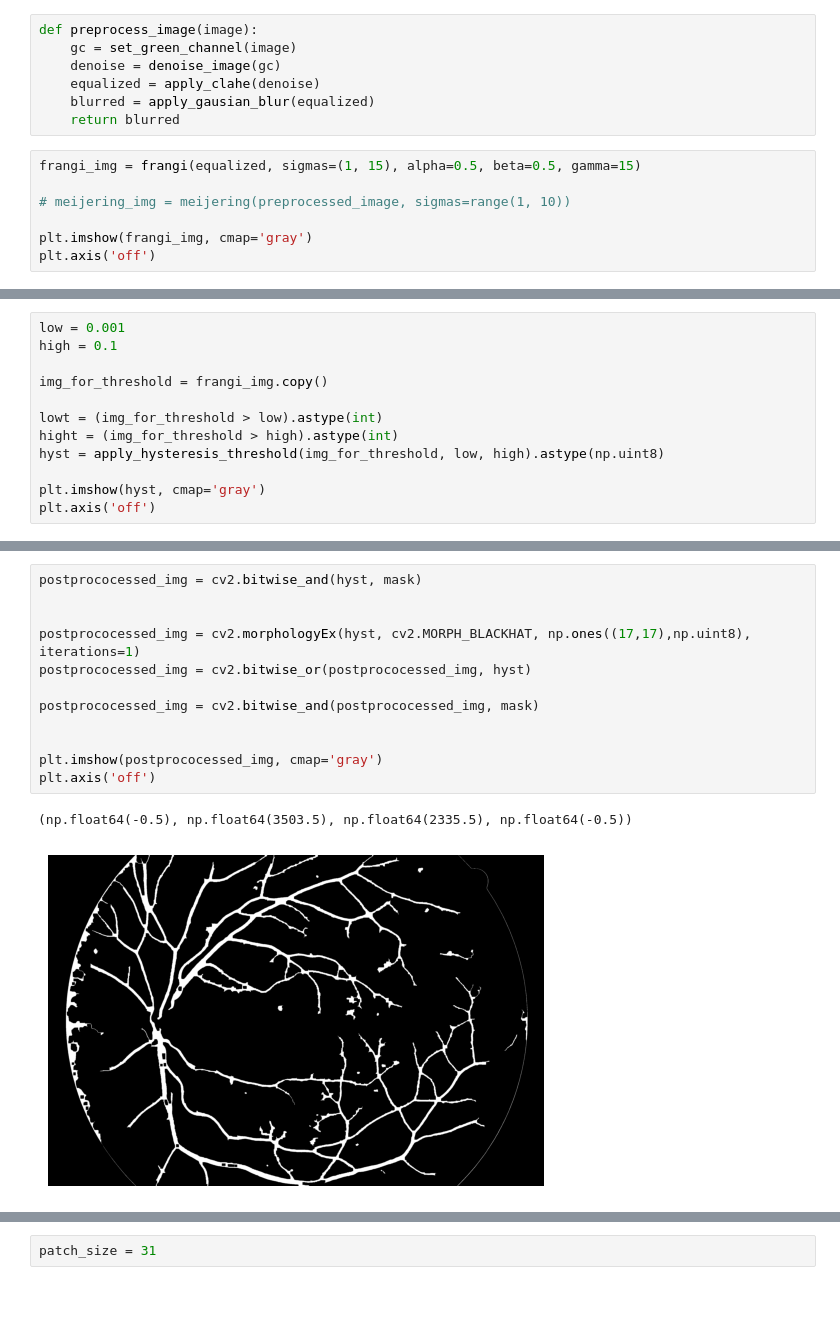
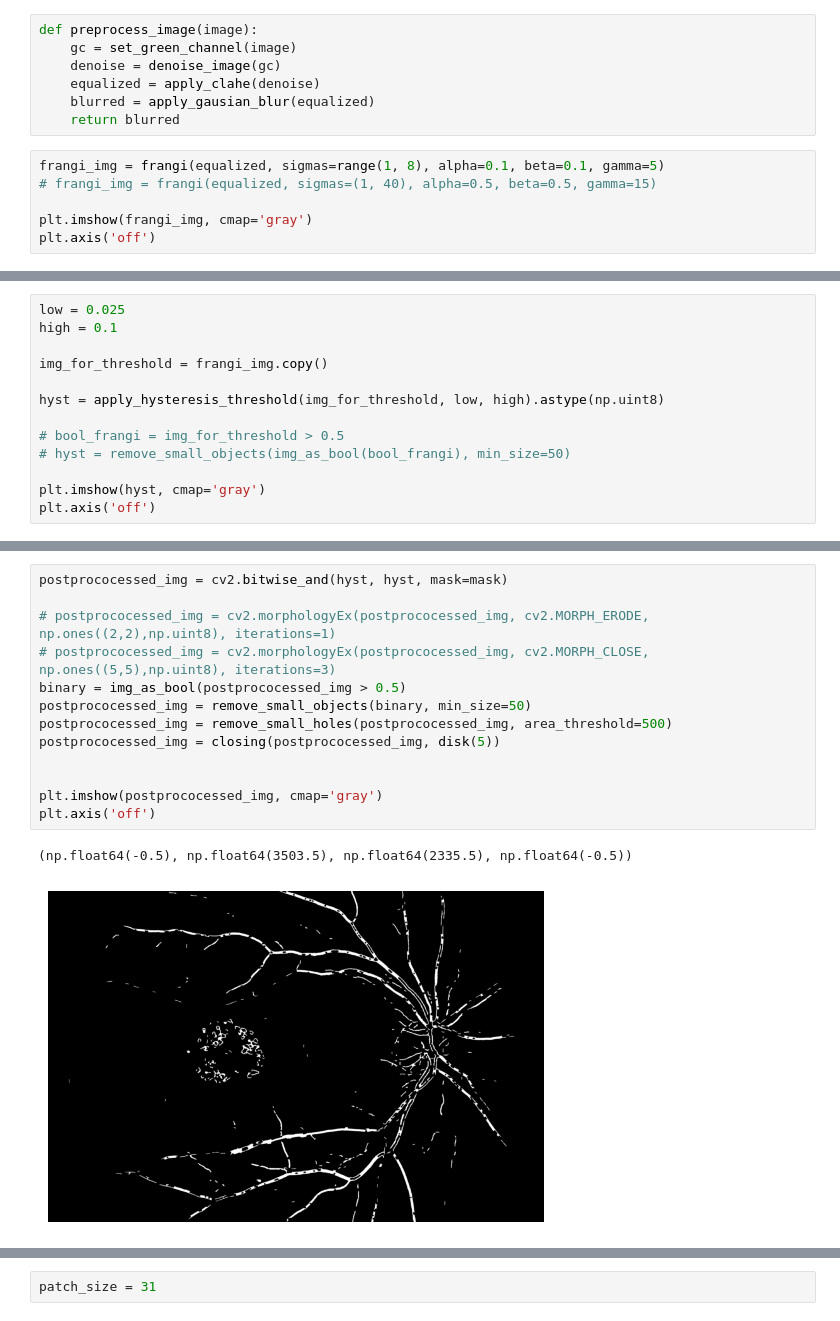
Before and after one commit to dysnomya/retinal-fundus-vessel-detection, a Jupyter notebook: dno_oka.ipynb, the cells around one changed output, grey strips where cells are left out. Saved outputs shown, nothing was run; the diff lists cells and outputs as text.

```diff
--- a/dno_oka.ipynb
+++ b/dno_oka.ipynb
@@ -134,9 +168,8 @@ def preprocess_image(image):
     blurred = apply_gausian_blur(equalized)
     return blurred
 # %%
-frangi_img = frangi(equalized, sigmas=(1, 15), alpha=0.5, beta=0.5, gamma=15)
-
-# meijering_img = meijering(preprocessed_image, sigmas=range(1, 10))
+frangi_img = frangi(equalized, sigmas=range(1, 8), alpha=0.1, beta=0.1, gamma=5)
+# frangi_img = frangi(equalized, sigmas=(1, 40), alpha=0.5, beta=0.5, gamma=15)
 
 plt.imshow(frangi_img, cmap='gray')
 plt.axis('off')
@@ -146,12 +179,13 @@ plt.axis('off')
 # %%
-low = 0.001
+low = 0.025
 high = 0.1
 
 img_for_threshold = frangi_img.copy()
 
-lowt = (img_for_threshold > low).astype(int)
-hight = (img_for_threshold > high).astype(int)
 hyst = apply_hysteresis_threshold(img_for_threshold, low, high).astype(np.uint8)
+
+# bool_frangi = img_for_threshold > 0.5
+# hyst = remove_small_objects(img_as_bool(bool_frangi), min_size=50)
 
 plt.imshow(hyst, cmap='gray')
 plt.axis('off')
@@ -161,18 +195,19 @@ plt.axis('off')
 # %%
-postprococessed_img = cv2.bitwise_and(hyst, mask)
+postprococessed_img = cv2.bitwise_and(hyst, hyst, mask=mask)
 
-
-postprococessed_img = cv2.morphologyEx(hyst, cv2.MORPH_BLACKHAT, np.ones((17,17),np.uint8), iterations=1)
-postprococessed_img = cv2.bitwise_or(postprococessed_img, hyst)
-
-postprococessed_img = cv2.bitwise_and(postprococessed_img, mask)
+# postprococessed_img = cv2.morphologyEx(postprococessed_img, cv2.MORPH_ERODE, np.ones((2,2),np.uint8), iterations=1)
+# postprococessed_img = cv2.morphologyEx(postprococessed_img, cv2.MORPH_CLOSE, np.ones((5,5),np.uint8), iterations=3)
+binary = img_as_bool(postprococessed_img > 0.5)
+postprococessed_img = remove_small_objects(binary, min_size=50)
+postprococessed_img = remove_small_holes(postprococessed_img, area_threshold=500)
+postprococessed_img = closing(postprococessed_img, disk(5))
 
 
 plt.imshow(postprococessed_img, cmap='gray')
 plt.axis('off')
 # %% [output]
 (np.float64(-0.5), np.float64(3503.5), np.float64(2335.5), np.float64(-0.5))
-[figure, old version]
+[figure, new version]
 # %%
 def compare_with_manual(generated_img, manual_img):
     # Ensure both images are the same size
```
Also changed, not shown: parts of 17 cells of this notebook.
